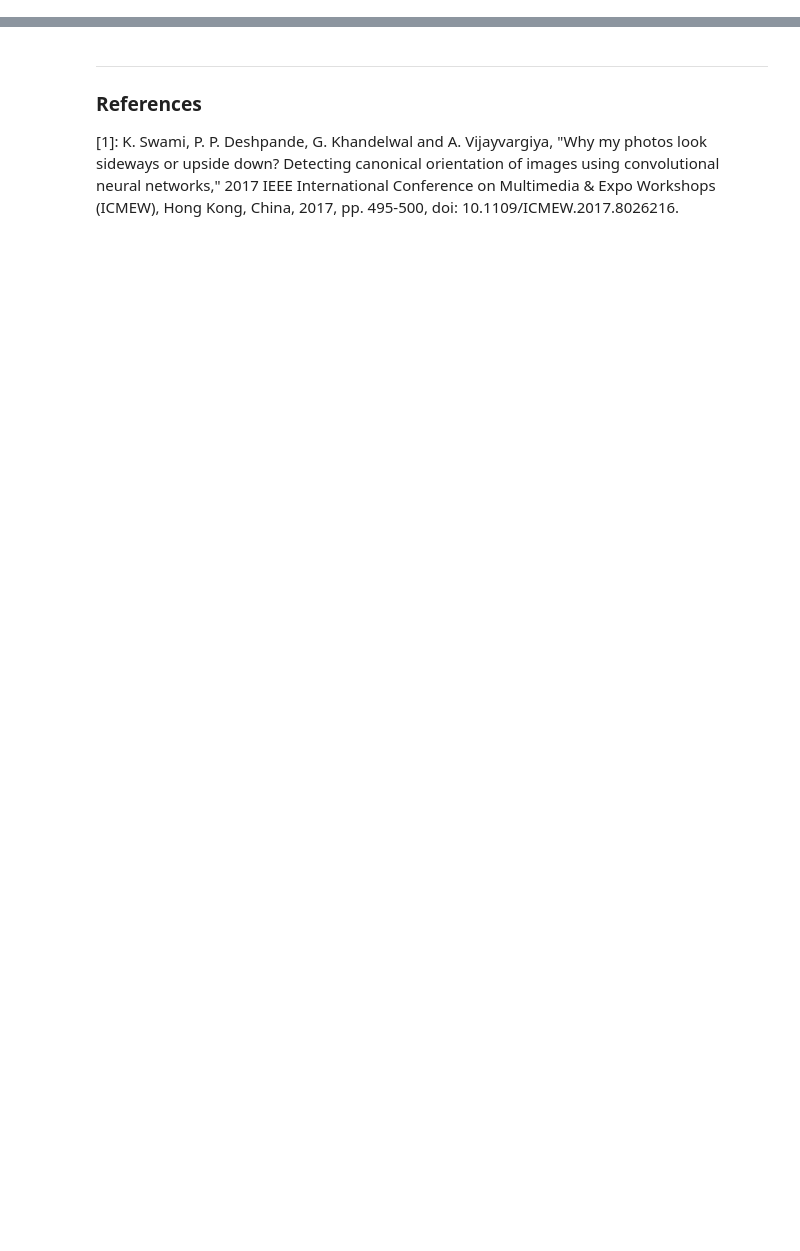
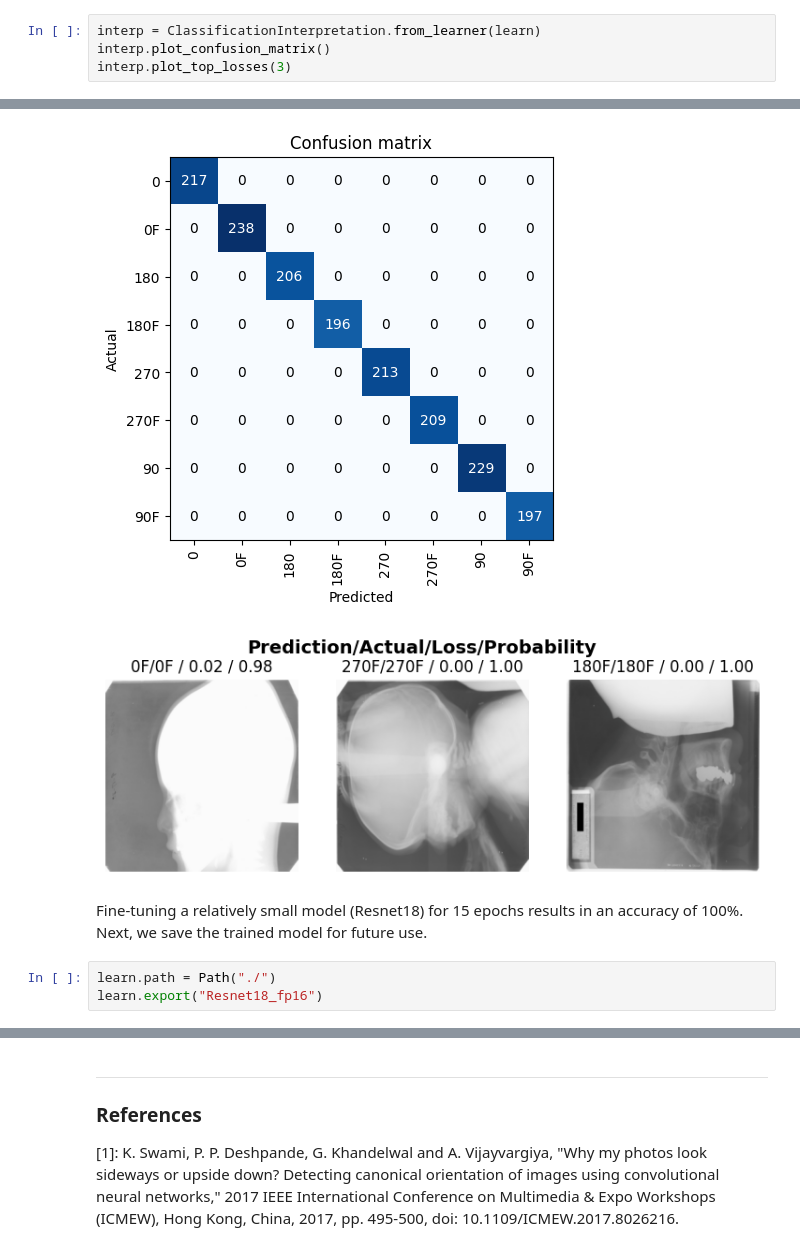
Before and after one commit to open-ortho/BFD9000, a Jupyter notebook: documentation/fliprot_logbook.ipynb, the cells around one changed output, grey strips where cells are left out. Saved outputs shown, nothing was run; the diff lists cells and outputs as text; blank space fills up the shorter version.

```diff
--- a/documentation/fliprot_logbook.ipynb
+++ b/documentation/fliprot_logbook.ipynb
@@ -16,0 +101,5 @@ import fastai
+# %%
+interp = ClassificationInterpretation.from_learner(learn)
+interp.plot_confusion_matrix()
+interp.plot_top_losses(3)
+# %% [output]
@@ -16,0 +109,8 @@ import fastai
+[figure, added]
+[figure, added]
+# %% [markdown]
+Fine-tuning a relatively small model (Resnet18) for 15 epochs results in an accuracy of 100%.
+Next, we save the trained model for future use.
+# %%
+learn.path = Path("./")
+learn.export("Resnet18_fp16")
```
Also changed, not shown: parts of 12 cells of this notebook, 2 other files.
